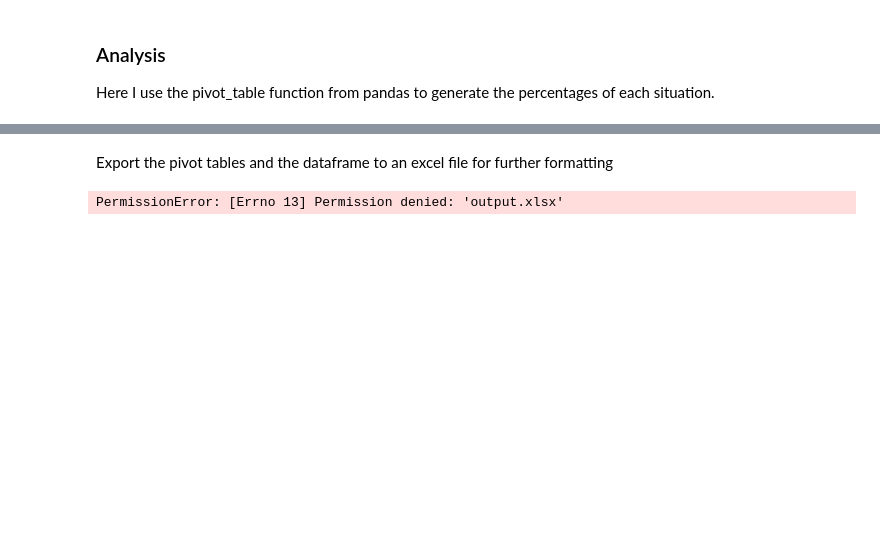
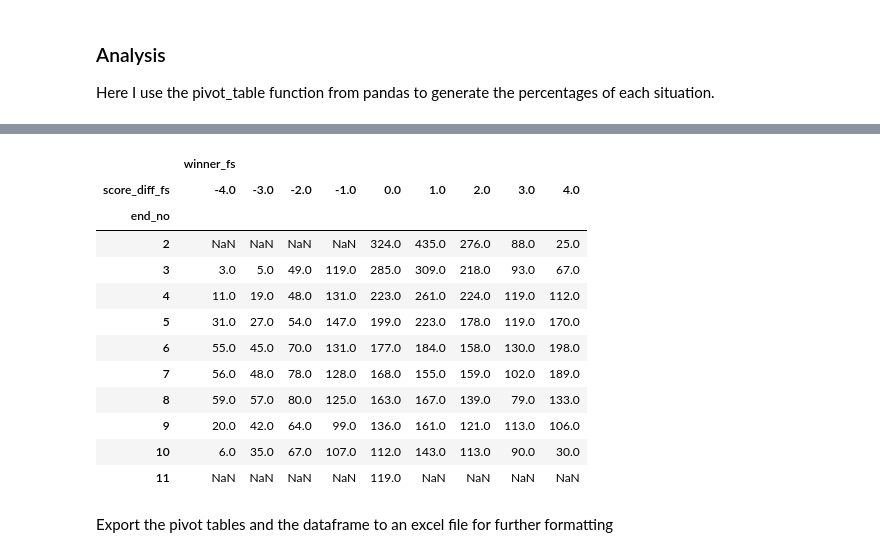
Before and after one commit to LigeLiu/Curling-Analytics, a Jupyter notebook: Curling_Analytics-Scoreboard Management.ipynb, the cells around one changed output, grey strips where cells are left out. Drawn from its saved outputs; the diff is of its cells as text; code cells hidden in the pictures; blank space fills up the shorter version.

```diff
--- a/Curling_Analytics-Scoreboard Management.ipynb
+++ b/Curling_Analytics-Scoreboard Management.ipynb
@@ -340,9 +391,27 @@ pt_fs
+# %%
+pt_fs_count = pd.pivot_table(df, index=['end_no'], columns=['score_diff_fs'], values=['winner_fs'], aggfunc='count')
+pt_fs_count
+# %% [output]
+|  | winner_fs |  |  |  |  |  |  |  |  |
+| score_diff_fs | -4.0 | -3.0 | -2.0 | -1.0 | 0.0 | 1.0 | 2.0 | 3.0 | 4.0 |
+| end_no |  |  |  |  |  |  |  |  |  |
+| 2 | NaN | NaN | NaN | NaN | 324.0 | 435.0 | 276.0 | 88.0 | 25.0 |
+| 3 | 3.0 | 5.0 | 49.0 | 119.0 | 285.0 | 309.0 | 218.0 | 93.0 | 67.0 |
+| 4 | 11.0 | 19.0 | 48.0 | 131.0 | 223.0 | 261.0 | 224.0 | 119.0 | 112.0 |
+| 5 | 31.0 | 27.0 | 54.0 | 147.0 | 199.0 | 223.0 | 178.0 | 119.0 | 170.0 |
+| 6 | 55.0 | 45.0 | 70.0 | 131.0 | 177.0 | 184.0 | 158.0 | 130.0 | 198.0 |
+| 7 | 56.0 | 48.0 | 78.0 | 128.0 | 168.0 | 155.0 | 159.0 | 102.0 | 189.0 |
+| 8 | 59.0 | 57.0 | 80.0 | 125.0 | 163.0 | 167.0 | 139.0 | 79.0 | 133.0 |
+| 9 | 20.0 | 42.0 | 64.0 | 99.0 | 136.0 | 161.0 | 121.0 | 113.0 | 106.0 |
+| 10 | 6.0 | 35.0 | 67.0 | 107.0 | 112.0 | 143.0 | 113.0 | 90.0 | 30.0 |
+| 11 | NaN | NaN | NaN | NaN | 119.0 | NaN | NaN | NaN | NaN |
 # %% [markdown]
 Export the pivot tables and the dataframe to an excel file for further formatting
 # %%
-with pd.ExcelWriter('output.xlsx') as writer:
-    df.to_excel(writer, sheet_name='df')
+with pd.ExcelWriter('output_agg.xlsx') as writer:
     pt_hmr.to_excel(writer, sheet_name='pt_hmr')
     pt_fs.to_excel(writer, sheet_name='pt_fs')
+    pt_hmr_sum.to_excel(writer, sheet_name='pt_hmr_sum')
+    pt_hmr_count.to_excel(writer, sheet_name='pt_hmr_count')
+    pt_fs_sum.to_excel(writer, sheet_name='pt_fs_sum')
+    pt_fs_count.to_excel(writer, sheet_name='pt_fs_count')
-# %% [output]
-PermissionError: [Errno 13] Permission denied: 'output.xlsx'
```
Also changed, not shown: parts of 24 cells of this notebook, 1 other file.
